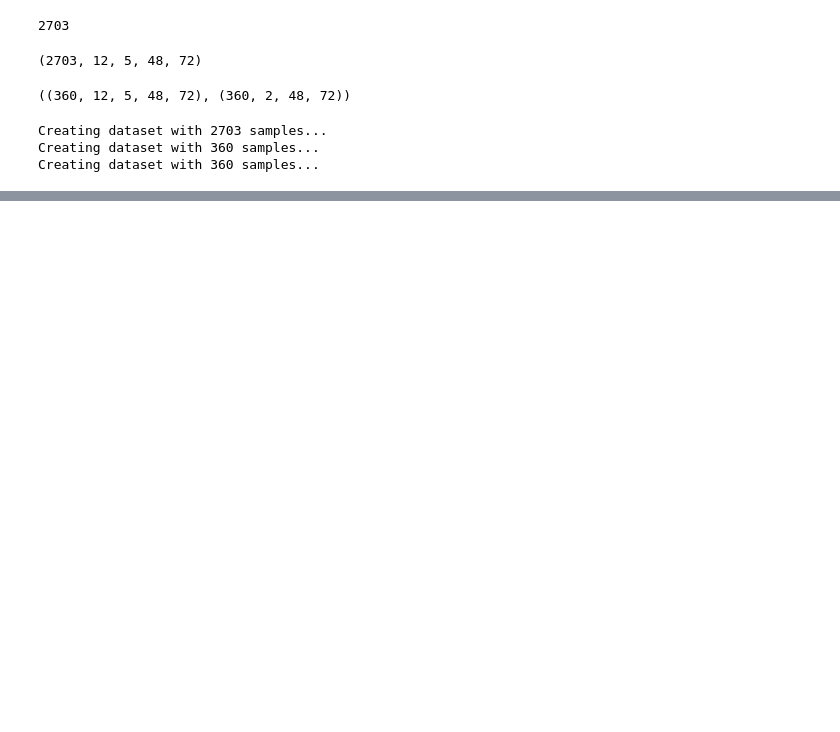
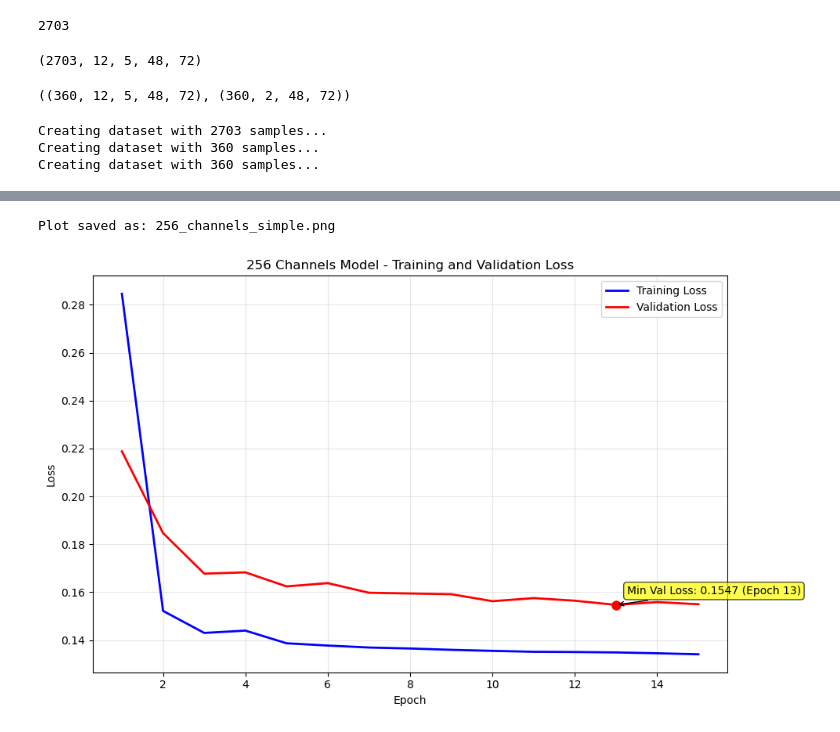
Before and after one commit to vdubey0/cse151b-climate, a Jupyter notebook: conv-encoder.ipynb, the cells around one changed output, grey strips where cells are left out. Drawn from its saved outputs; the diff is of its cells as text; code cells hidden in the pictures; blank space fills up the shorter version.

Commit message:
conv-encoder testing + rnn

```diff
--- a/conv-encoder.ipynb
+++ b/conv-encoder.ipynb
@@ -225,22 +225,31 @@ val_loader = DataLoader(val_dataset, batch_size=batch_size, shuffle=True,
 test_dataloader = DataLoader(test_dataset, batch_size=batch_size, shuffle=False,
                              num_workers=num_workers, pin_memory=True)
 # %%
+
 class CNNEncoder(nn.Module):
-    def __init__(self, in_channels, embed_dim):
+    def __init__(self, in_channels, embed_dim, input_height, input_width, dropout_rate=0.5):
         super().__init__()
         self.encoder = nn.Sequential(
             nn.Conv2d(in_channels, 32, kernel_size=3, padding=1),
             nn.ReLU(),
-            #nn.MaxPool2d(2),
+            # nn.Dropout2d(0.1),
+            # nn.MaxPool2d(2),
             nn.Conv2d(32, 64, kernel_size=3, padding=1),
             nn.ReLU(),
-            #nn.MaxPool2d(2),
+            # nn.Dropout2d(0.2),
+            # nn.MaxPool2d(2),
             nn.Conv2d(64, 128, kernel_size=3, padding=1),
             nn.ReLU(),
+            # nn.Dropout2d(0.3),
             nn.Conv2d(128, 256, kernel_size=3, padding=1),
             nn.ReLU(),
+            # nn.Dropout2d(0.3),
         )
-        self.fc = nn.Linear(256 * 48 * 72, embed_dim)
+        H_out, W_out = input_height, input_width
+        self.fc = nn.Sequential(
+            nn.Linear(256 * H_out * W_out, embed_dim),
+            # nn.Dropout(dropout_rate)
+        )
 
     def forward(self, x):
         x = self.encoder(x)
@@ -281,7 +290,7 @@ class Transformer(nn.Module):
 class SpatiotemporalModel(nn.Module):
     def __init__(self, in_channels, out_channels, embed_dim, hidden_dim, H, W, temporal_model):
         super().__init__()
-        self.encoder = CNNEncoder(in_channels, embed_dim)
+        self.encoder = CNNEncoder(in_channels, embed_dim, H,W)
         self.temporal = temporal_model(embed_dim, hidden_dim, out_channels * H * W)
 
         self.H = H
@@ -390,3 +543,49 @@ pr: RMSE=1.9681, Time-Mean RMSE=0.1888, Time-Stddev MAE=0.7015
+# %%
+def plot_simple_loss_history(loaded_histories, model_name, save_path=None):
+    """
+    Simple plot showing only training and validation loss on the same chart.
+    """
+    if model_name not in loaded_histories:
+        print(f"Model '{model_name}' not found in loaded histories")
+        print(f"Available models: {list(loaded_histories.keys())}")
+        return
+
+    history = loaded_histories[model_name]
+
+    plt.figure(figsize=(10, 6))
+
+    epochs = range(1, len(history['train_loss']) + 1)
+
+    plt.plot(epochs, history['train_loss'], 'b-', label='Training Loss', linewidth=2)
+    plt.plot(epochs, history['val_loss'], 'r-', label='Validation Loss', linewidth=2)
+
+    plt.title(f'{model_name} - Training and Validation Loss')
+    plt.xlabel('Epoch')
+    plt.ylabel('Loss')
+    plt.legend()
+    plt.grid(True, alpha=0.3)
+
+    # Add min validation loss point
+    min_val_loss_epoch = np.argmin(history['val_loss']) + 1
+    min_val_loss = min(history['val_loss'])
+    plt.plot(min_val_loss_epoch, min_val_loss, 'ro', markersize=8)
+    plt.annotate(f'Min Val Loss: {min_val_loss:.4f} (Epoch {min_val_loss_epoch})',
+                xy=(min_val_loss_epoch, min_val_loss),
+                xytext=(10, 10), textcoords='offset points',
+                bbox=dict(boxstyle='round,pad=0.3', facecolor='yellow', alpha=0.7),
+                arrowprops=dict(arrowstyle='->', connectionstyle='arc3,rad=0'))
+
+    plt.tight_layout()
+
+    if save_path:
+        plt.savefig(save_path, dpi=300, bbox_inches='tight', facecolor='white')
+        print(f"Plot saved as: {save_path}")
+
+    plt.show()
+plot_simple_loss_history(histories, '256 Channels Model', save_path='256_channels_simple.png')
+# %% [output]
+Plot saved as: 256_channels_simple.png
+[figure, added]
 # %%
 model.eval()
 
```
Also changed, not shown: parts of 11 cells of this notebook, 5 other files.
